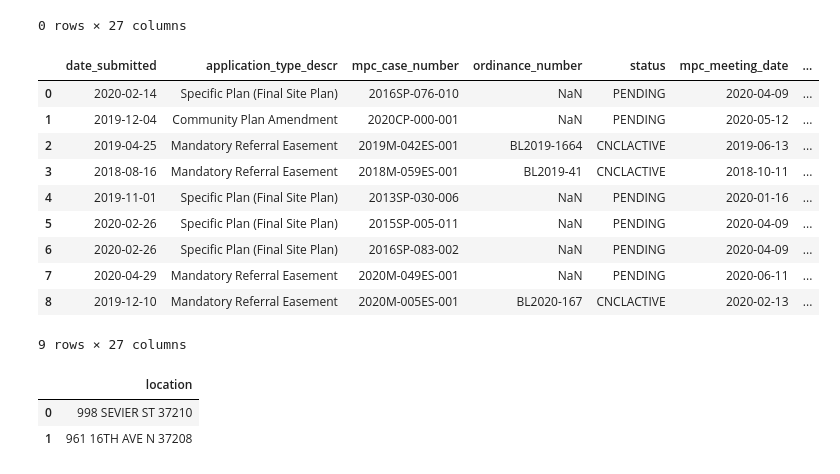
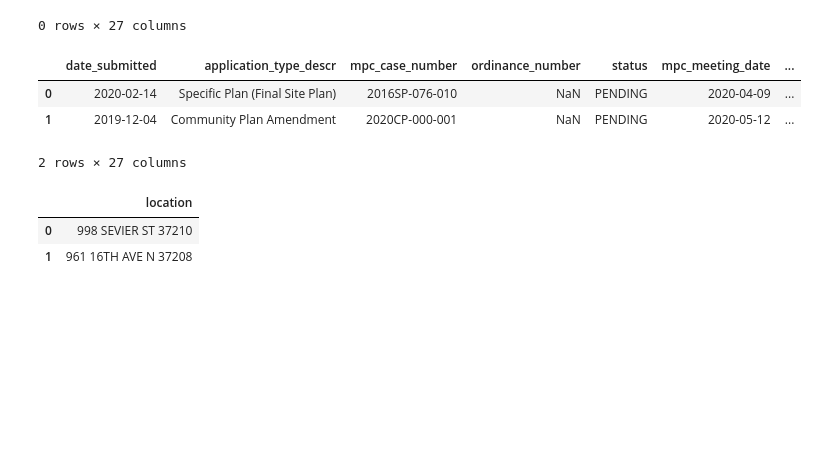
Before and after one commit to lorirocks/nashville-neighborhoods-capstone, a Jupyter notebook: notebooks/1_dataprep.ipynb, the cells around one changed output. Saved outputs shown, nothing was run; the diff lists cells and outputs as text; code cells hidden in the pictures; blank space fills up the shorter version.

```diff
--- a/notebooks/1_dataprep.ipynb
+++ b/notebooks/1_dataprep.ipynb
@@ -805,26 +791,19 @@ df_planning[df_planning.location.isnull()]
 # %%
 # Looking at remaining rows that have a 'location', but null in 'mapped_location'
 # Will submit them to Google Maps API to get geocoding
 
 # PLANNING DEPT
 # First: Checked to see which items had null in lat/lon. Do I need these?
 #        YES, it would be good to keep these.
 # Second: Creating new df to submit to census geocoder website.
 
 df_planning_null_latlon = df_planning.loc[df_planning['latitude'].isnull()].reset_index(drop = True)
-df_planning_null_latlon
+df_planning_null_latlon.head(2)
 # %% [output]
 |  | date_submitted | application_type_descr | mpc_case_number | ordinance_number | status | mpc_meeting_date | ... |
 | 0 | 2020-02-14 | Specific Plan (Final Site Plan) | 2016SP-076-010 | NaN | PENDING | 2020-04-09 | ... |
 | 1 | 2019-12-04 | Community Plan Amendment | 2020CP-000-001 | NaN | PENDING | 2020-05-12 | ... |
-| 2 | 2019-04-25 | Mandatory Referral Easement | 2019M-042ES-001 | BL2019-1664 | CNCLACTIVE | 2019-06-13 | ... |
-| 3 | 2018-08-16 | Mandatory Referral Easement | 2018M-059ES-001 | BL2019-41 | CNCLACTIVE | 2018-10-11 | ... |
-| 4 | 2019-11-01 | Specific Plan (Final Site Plan) | 2013SP-030-006 | NaN | PENDING | 2020-01-16 | ... |
-| 5 | 2020-02-26 | Specific Plan (Final Site Plan) | 2015SP-005-011 | NaN | PENDING | 2020-04-09 | ... |
-| 6 | 2020-02-26 | Specific Plan (Final Site Plan) | 2016SP-083-002 | NaN | PENDING | 2020-04-09 | ... |
-| 7 | 2020-04-29 | Mandatory Referral Easement | 2020M-049ES-001 | NaN | PENDING | 2020-06-11 | ... |
-| 8 | 2019-12-10 | Mandatory Referral Easement | 2020M-005ES-001 | BL2020-167 | CNCLACTIVE | 2020-02-13 | ... |
-9 rows × 27 columns
+2 rows × 27 columns
 # %%
 # Creating new df wtih only the 'location' column, to send out for geocoding
 # Since there are so few (just 9 rows), I'll edit the location address in Excel to make it fit Google's requirements.
```
Also changed, not shown: parts of 23 cells of this notebook, 1 other file.
